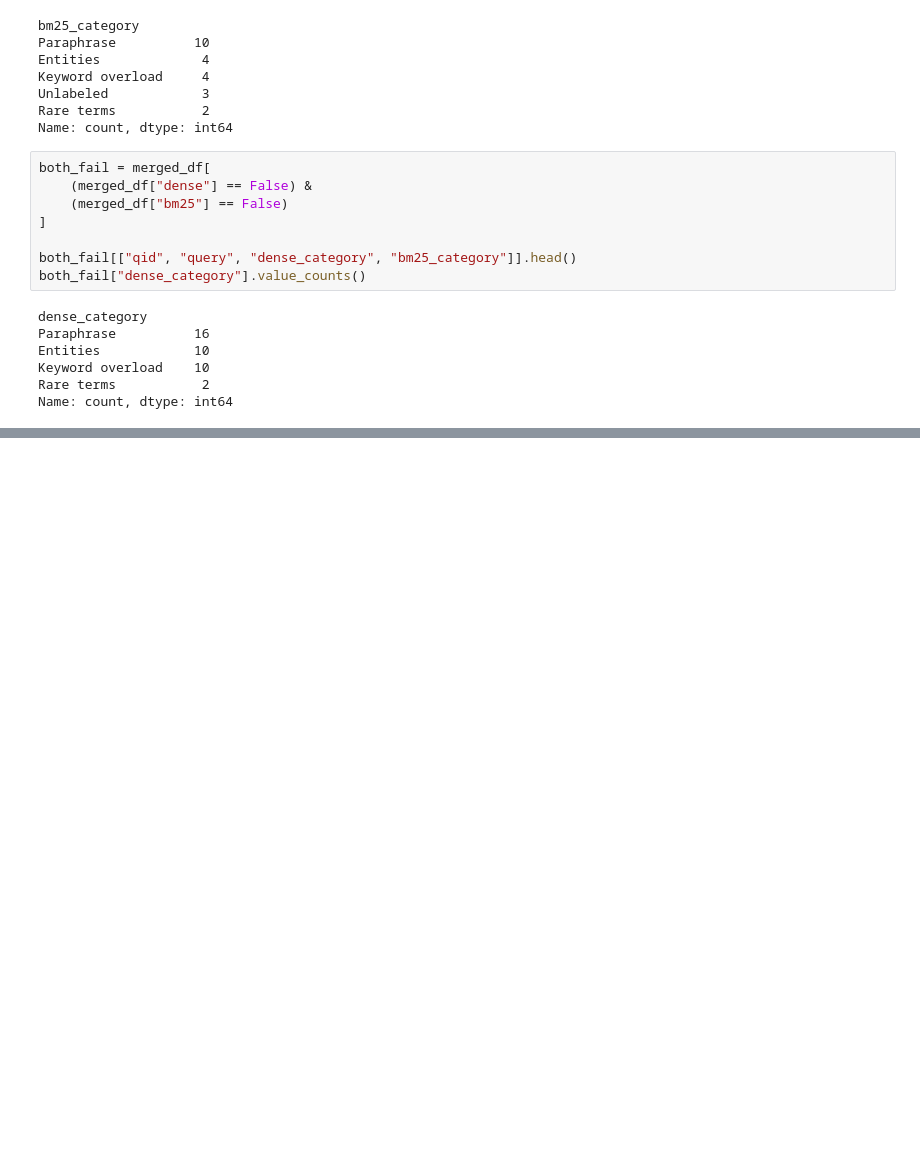
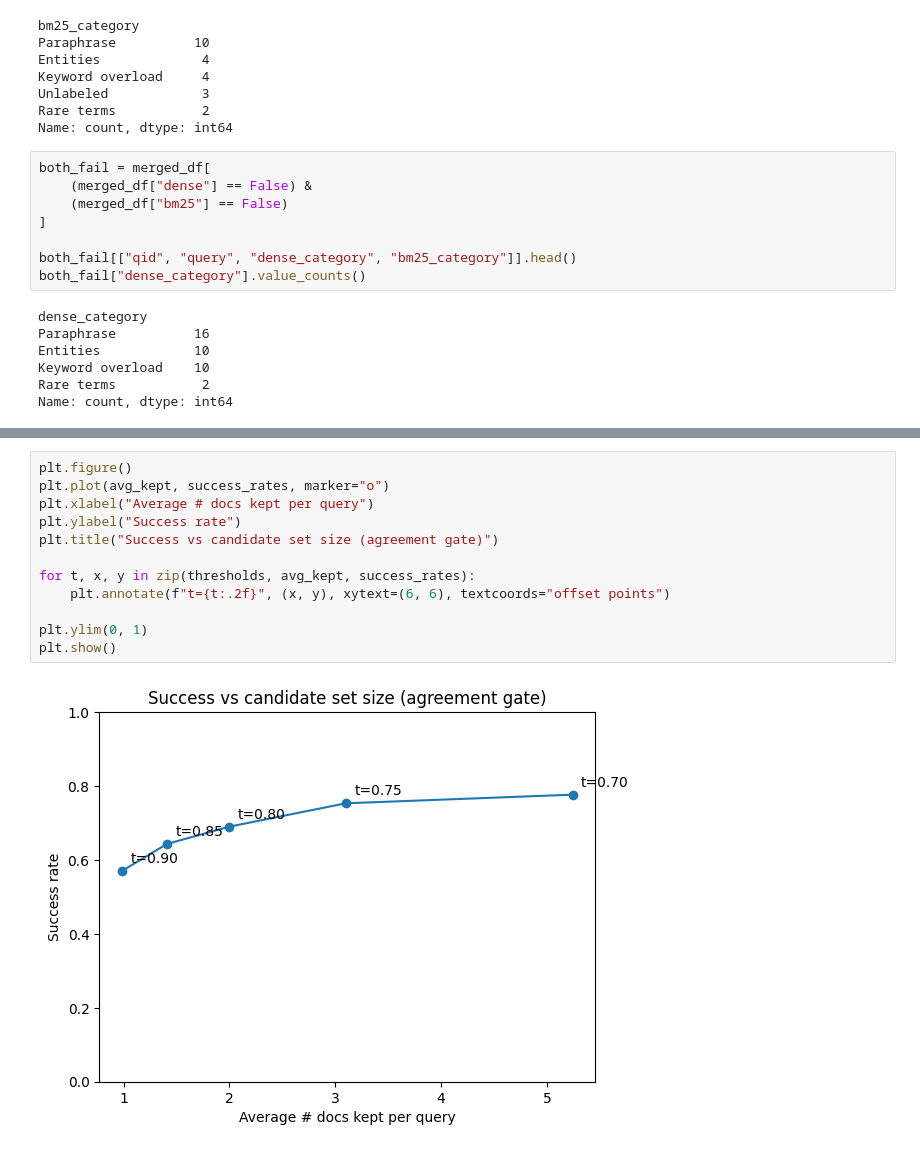
Before and after one commit to jacobr12/CS197-ProjectB, a Jupyter notebook: analysisretreival.ipynb, the cells around one changed output, grey strips where cells are left out. Drawn from its saved outputs; the diff is of its cells as text; blank space fills up the shorter version.

```diff
--- a/analysisretreival.ipynb
+++ b/analysisretreival.ipynb
@@ -943,0 +1201,14 @@ Name: count, dtype: int64
+# %%
+plt.figure()
+plt.plot(avg_kept, success_rates, marker="o")
+plt.xlabel("Average # docs kept per query")
+plt.ylabel("Success rate")
+plt.title("Success vs candidate set size (agreement gate)")
+
+for t, x, y in zip(thresholds, avg_kept, success_rates):
+    plt.annotate(f"t={t:.2f}", (x, y), xytext=(6, 6), textcoords="offset points")
+
+plt.ylim(0, 1)
+plt.show()
+# %% [output]
+[figure, added]
```
Also changed, not shown: parts of 20 cells of this notebook.
